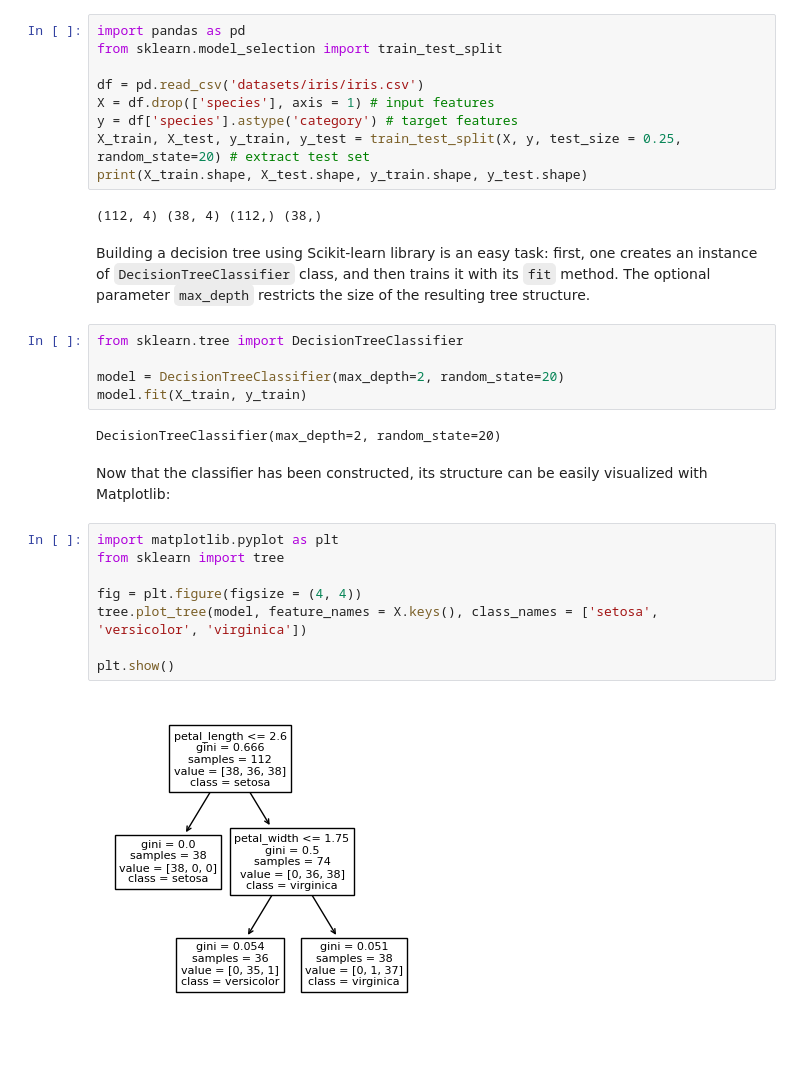
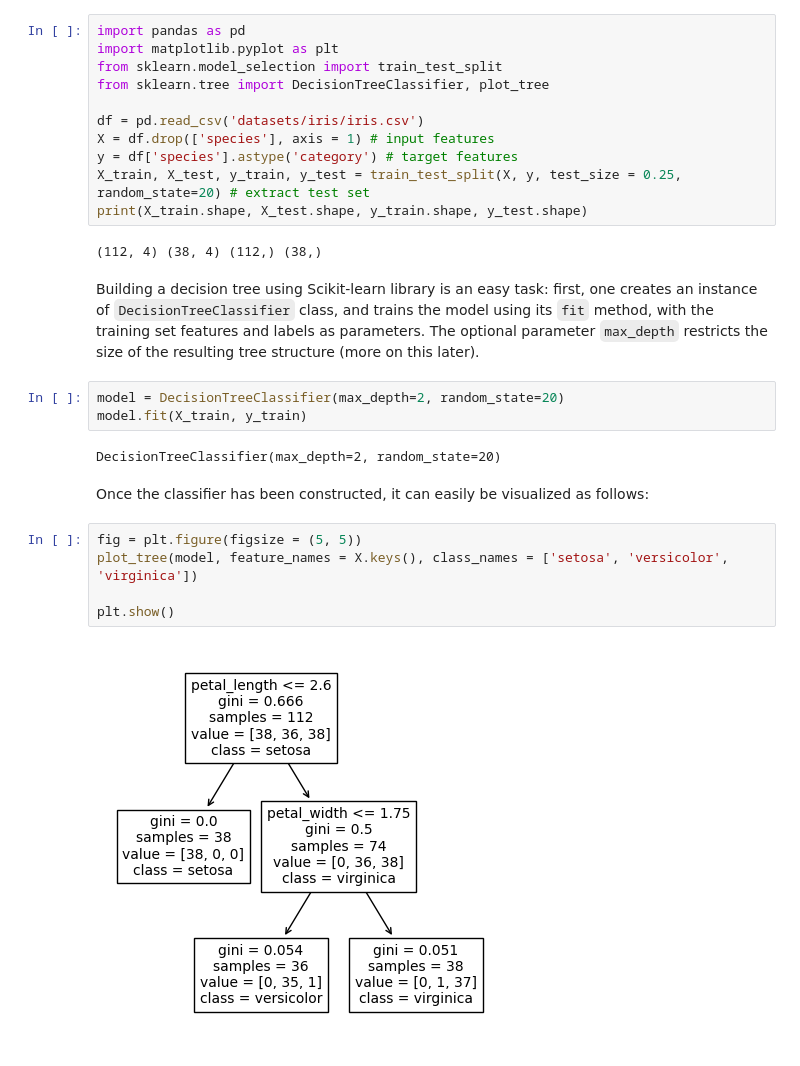
Before and after one commit to vesavvo/dkko, a Jupyter notebook: Decision_tree.ipynb, the cells around one changed output. Cells and saved outputs as stored; diff of their text form.

```diff
--- a/Decision_tree.ipynb
+++ b/Decision_tree.ipynb
@@ -11,6 +11,8 @@ As an example, we once more use the iris dataset, and build a decision tree clas
 # %%
 import pandas as pd
+import matplotlib.pyplot as plt
 from sklearn.model_selection import train_test_split
+from sklearn.tree import DecisionTreeClassifier, plot_tree
 
 df = pd.read_csv('datasets/iris/iris.csv')
 X = df.drop(['species'], axis = 1) # input features
@@ -20,24 +22,19 @@ print(X_train.shape, X_test.shape, y_train.shape, y_test.shape)
 # %% [output]
 (112, 4) (38, 4) (112,) (38,)
 # %% [markdown]
-Building a decision tree using Scikit-learn library is an easy task: first, one creates an instance of `DecisionTreeClassifier` class, and then trains it with its `fit` method. The optional parameter `max_depth` restricts the size of the resulting tree structure.
+Building a decision tree using Scikit-learn library is an easy task: first, one creates an instance of `DecisionTreeClassifier` class, and trains the model using its `fit` method, with the training set features and labels as parameters. The optional parameter `max_depth` restricts the size of the resulting tree structure (more on this later).
 # %%
-from sklearn.tree import DecisionTreeClassifier
-
 model = DecisionTreeClassifier(max_depth=2, random_state=20)
 model.fit(X_train, y_train)
 # %% [output]
 DecisionTreeClassifier(max_depth=2, random_state=20)
 # %% [markdown]
-Now that the classifier has been constructed, its structure can be easily visualized with Matplotlib:
+Once the classifier has been constructed, it can easily be visualized as follows:
 # %%
-import matplotlib.pyplot as plt
-from sklearn import tree
-
-fig = plt.figure(figsize = (4, 4))
-tree.plot_tree(model, feature_names = X.keys(), class_names = ['setosa', 'versicolor', 'virginica'])
+fig = plt.figure(figsize = (5, 5))
+plot_tree(model, feature_names = X.keys(), class_names = ['setosa', 'versicolor', 'virginica'])
 
 plt.show()
 # %% [output]
-[figure, old version]
+[figure, new version]
 # %% [markdown]
```
Also changed, not shown: parts of 7 cells of this notebook.
